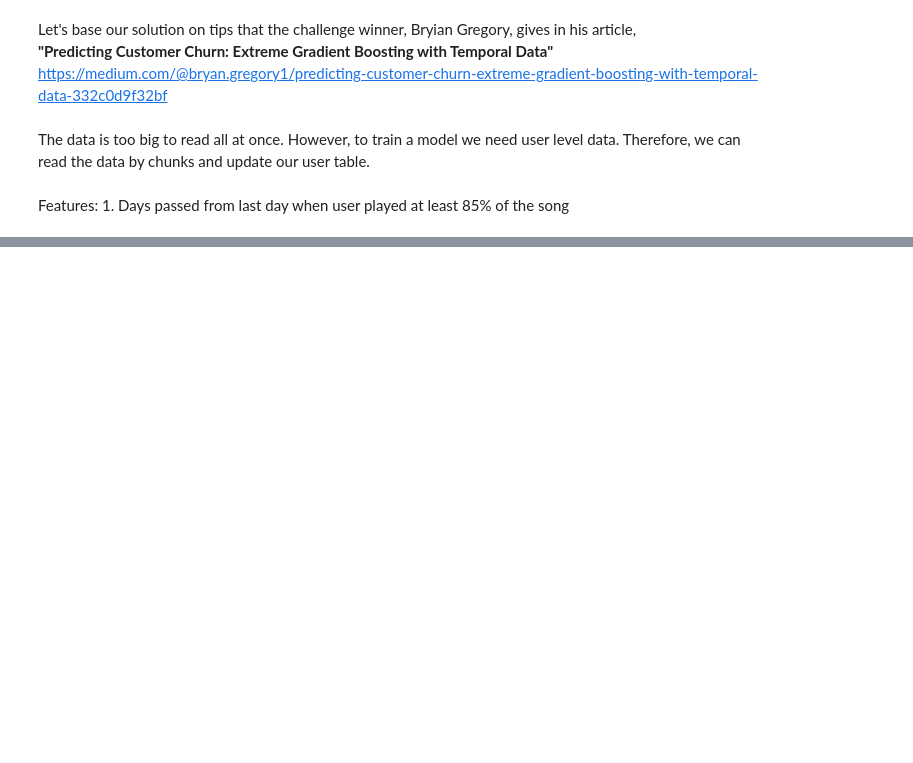
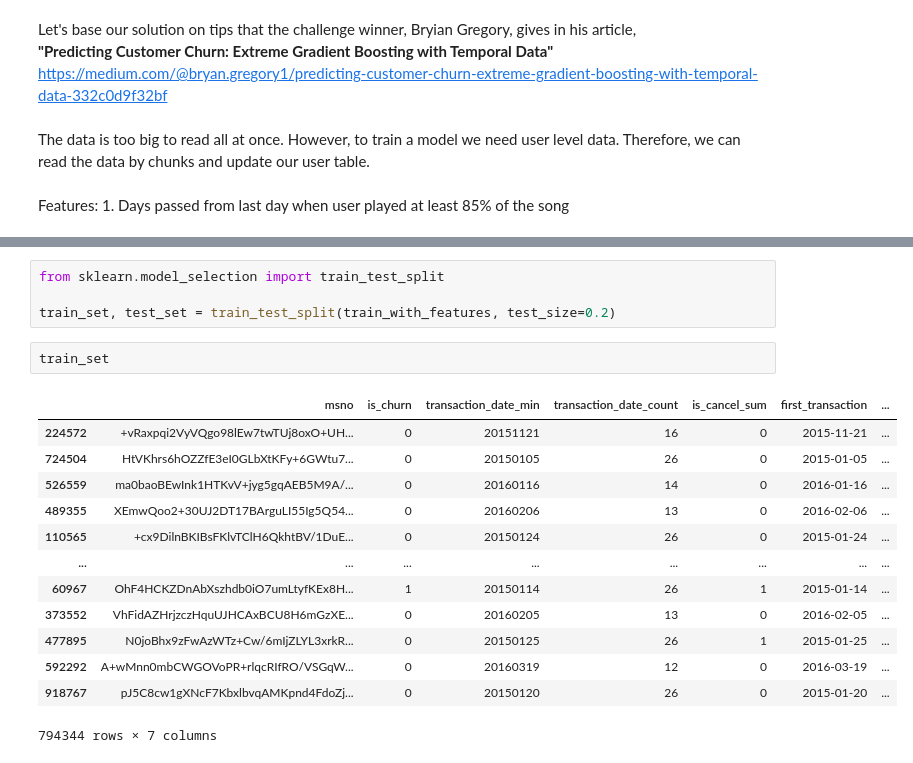
Before and after one commit to Olks/churn_prediction, a Jupyter notebook: churn_prediction.ipynb, the cells around one changed output, grey strips where cells are left out. Cells and saved outputs as stored; diff of their text form; blank space fills up the shorter version.

```diff
--- a/churn_prediction.ipynb
+++ b/churn_prediction.ipynb
@@ -250,0 +275,20 @@ expirations.loc["zRZce8QGUgg1PySSFfAevYSVwSBaL2Xly0UBcNCzCb4="]
+# %%
+from sklearn.model_selection import train_test_split
+
+train_set, test_set = train_test_split(train_with_features, test_size=0.2)
+# %%
+train_set
+# %% [output]
+|  | msno | is_churn | transaction_date_min | transaction_date_count | is_cancel_sum | first_transaction | ... |
+| 224572 | +vRaxpqi2VyVQgo98lEw7twTUj8oxO+UH... | 0 | 20151121 | 16 | 0 | 2015-11-21 | ... |
+| 724504 | HtVKhrs6hOZZfE3eI0GLbXtKFy+6GWtu7... | 0 | 20150105 | 26 | 0 | 2015-01-05 | ... |
+| 526559 | ma0baoBEwInk1HTKvV+jyg5gqAEB5M9A/... | 0 | 20160116 | 14 | 0 | 2016-01-16 | ... |
+| 489355 | XEmwQoo2+30UJ2DT17BArguLI55Ig5Q54... | 0 | 20160206 | 13 | 0 | 2016-02-06 | ... |
+| 110565 | +cx9DilnBKIBsFKlvTClH6QkhtBV/1DuE... | 0 | 20150124 | 26 | 0 | 2015-01-24 | ... |
+| ... | ... | ... | ... | ... | ... | ... | ... |
+| 60967 | OhF4HCKZDnAbXszhdb0iO7umLtyfKEx8H... | 1 | 20150114 | 26 | 1 | 2015-01-14 | ... |
+| 373552 | VhFidAZHrjzczHquUJHCAxBCU8H6mGzXE... | 0 | 20160205 | 13 | 0 | 2016-02-05 | ... |
+| 477895 | N0joBhx9zFwAzWTz+Cw/6mIjZLYL3xrkR... | 0 | 20150125 | 26 | 1 | 2015-01-25 | ... |
+| 592292 | A+wMnn0mbCWGOVoPR+rlqcRIfRO/VSGqW... | 0 | 20160319 | 12 | 0 | 2016-03-19 | ... |
+| 918767 | pJ5C8cw1gXNcF7KbxlbvqAMKpnd4FdoZj... | 0 | 20150120 | 26 | 0 | 2015-01-20 | ... |
+794344 rows × 7 columns
```
Also changed, not shown: parts of 84 cells of this notebook, 1 other file.
